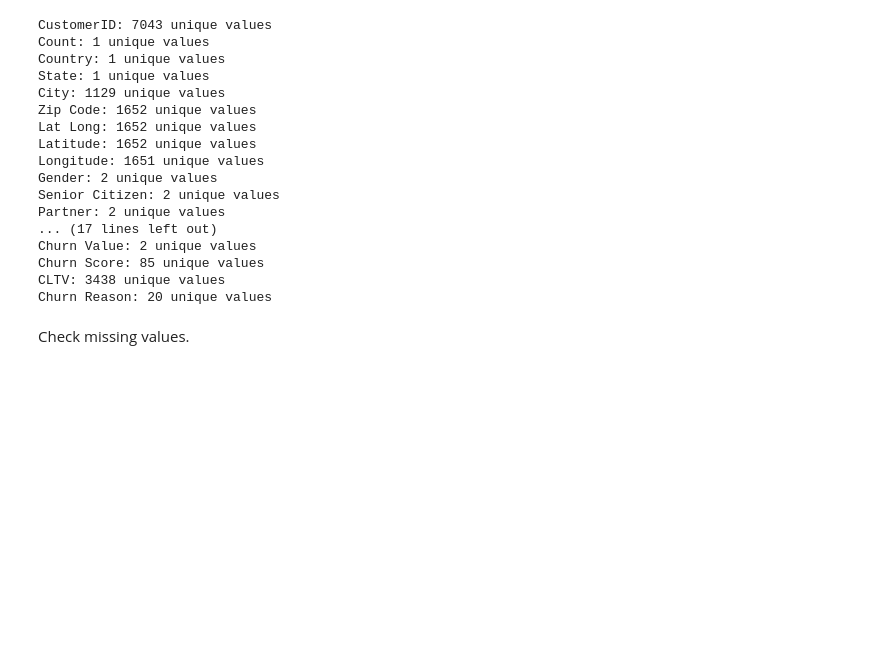
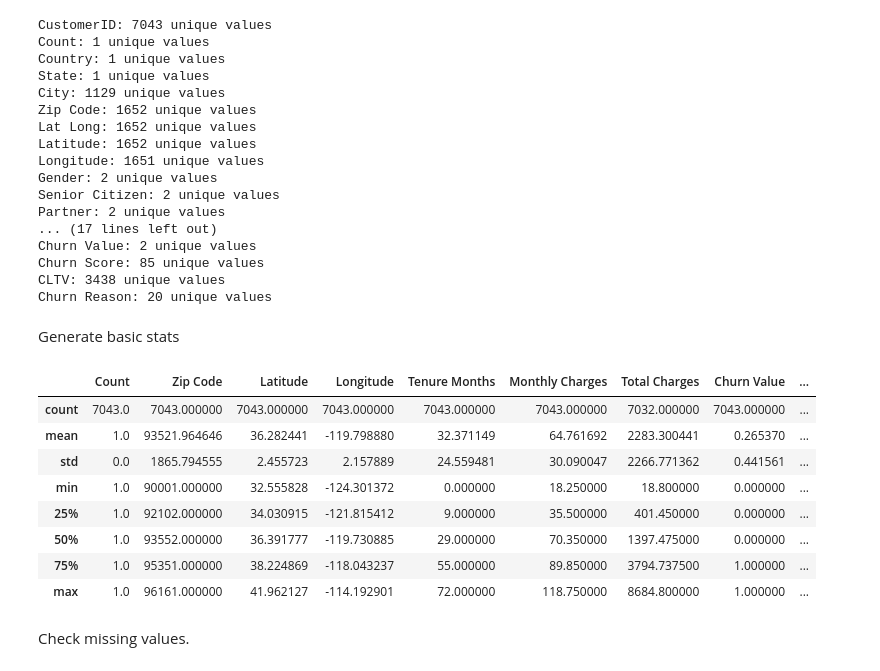
Before and after one commit to julsCadenas/DS-ML-Projects, a Jupyter notebook: CustomerChurnPrediction/notebooks/TelcoChurn/telco_eda.ipynb, the cells around one changed output. Cells and saved outputs as stored; diff of their text form; code cells hidden in the pictures; blank space fills up the shorter version.

```diff
--- a/CustomerChurnPrediction/notebooks/TelcoChurn/telco_eda.ipynb
+++ b/CustomerChurnPrediction/notebooks/TelcoChurn/telco_eda.ipynb
@@ -97,6 +101,20 @@ Churn Value: 2 unique values
 Churn Score: 85 unique values
 CLTV: 3438 unique values
 Churn Reason: 20 unique values
+# %% [markdown]
+Generate basic stats
+# %%
+df.describe()
+# %% [output]
+|  | Count | Zip Code | Latitude | Longitude | Tenure Months | Monthly Charges | Total Charges | Churn Value | ... |
+| count | 7043.0 | 7043.000000 | 7043.000000 | 7043.000000 | 7043.000000 | 7043.000000 | 7032.000000 | 7043.000000 | ... |
+| mean | 1.0 | 93521.964646 | 36.282441 | -119.798880 | 32.371149 | 64.761692 | 2283.300441 | 0.265370 | ... |
+| std | 0.0 | 1865.794555 | 2.455723 | 2.157889 | 24.559481 | 30.090047 | 2266.771362 | 0.441561 | ... |
+| min | 1.0 | 90001.000000 | 32.555828 | -124.301372 | 0.000000 | 18.250000 | 18.800000 | 0.000000 | ... |
+| 25% | 1.0 | 92102.000000 | 34.030915 | -121.815412 | 9.000000 | 35.500000 | 401.450000 | 0.000000 | ... |
+| 50% | 1.0 | 93552.000000 | 36.391777 | -119.730885 | 29.000000 | 70.350000 | 1397.475000 | 0.000000 | ... |
+| 75% | 1.0 | 95351.000000 | 38.224869 | -118.043237 | 55.000000 | 89.850000 | 3794.737500 | 1.000000 | ... |
+| max | 1.0 | 96161.000000 | 41.962127 | -114.192901 | 72.000000 | 118.750000 | 8684.800000 | 1.000000 | ... |
 # %% [markdown]
 Check missing values.
 # %%
```
Also changed, not shown: parts of 9 cells of this notebook.
